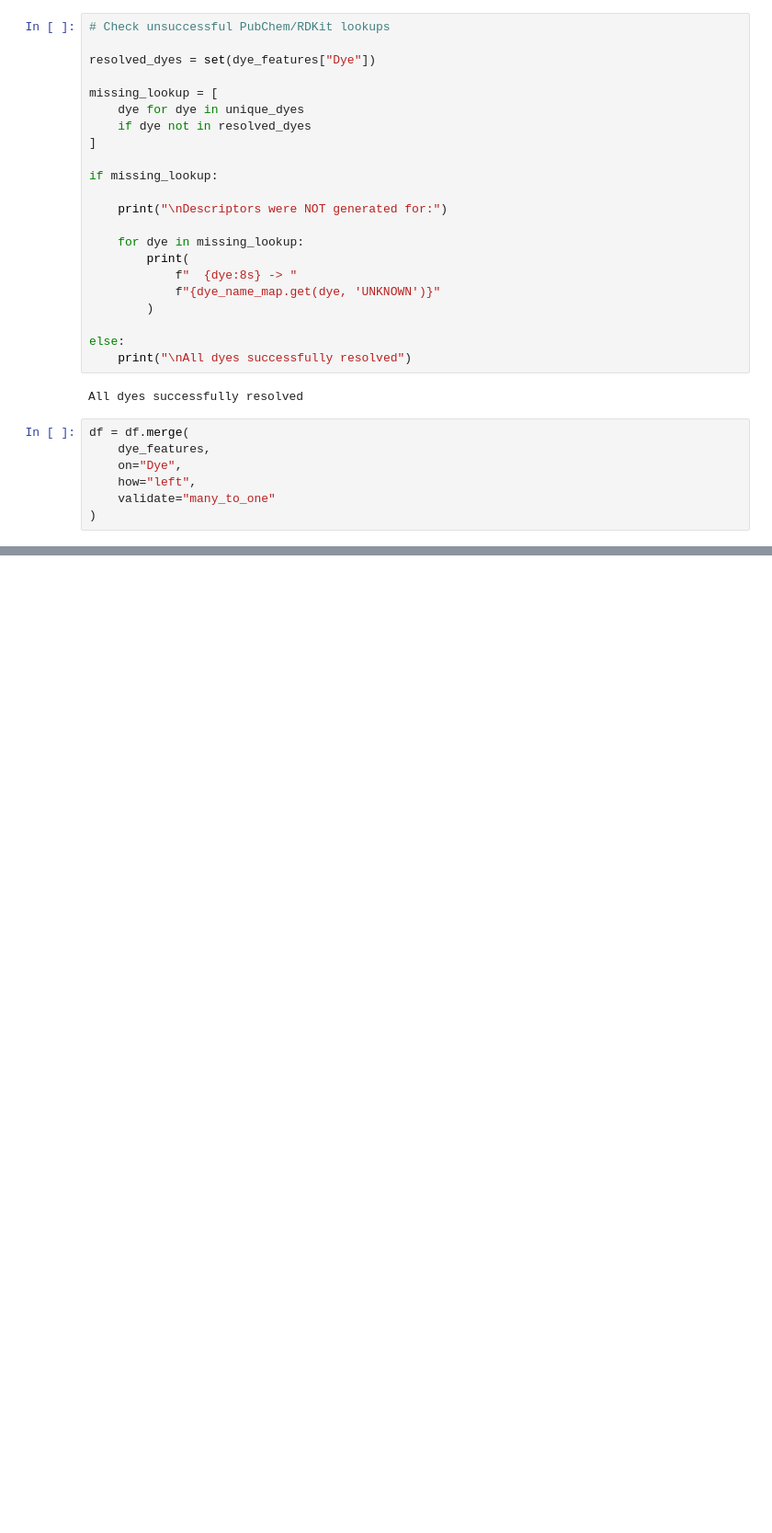
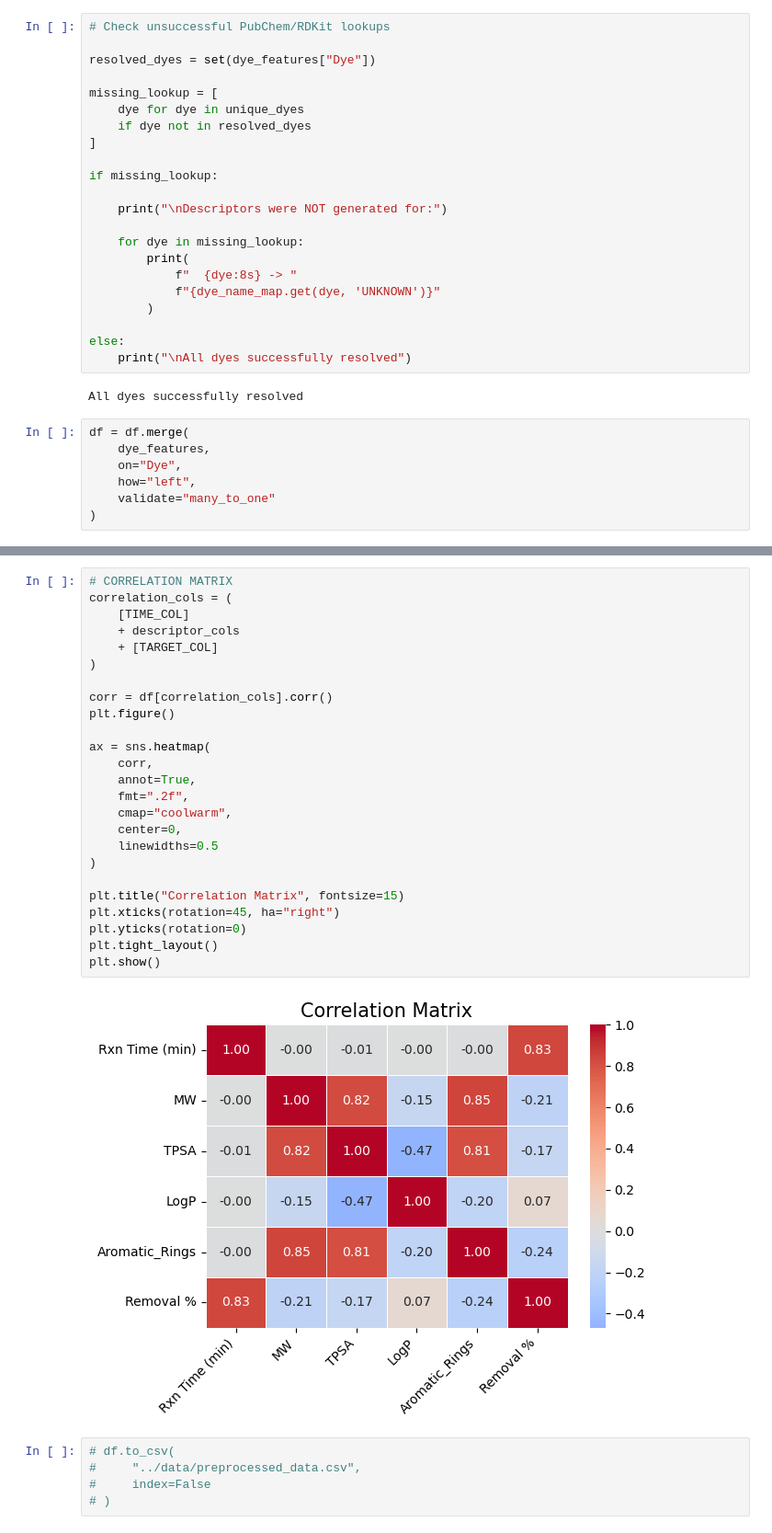
Before and after one commit to Reza-Zng/Dye-Degradation-Using-a-ANN, a Jupyter notebook: src/Preprocessing.ipynb, the cells around one changed output, grey strips where cells are left out. Shown at 92% size. Drawn from its saved outputs; the diff is of its cells as text; blank space fills up the shorter version.

Commit message:
preprocessing data

```diff
--- a/src/Preprocessing.ipynb
+++ b/src/Preprocessing.ipynb
@@ -326,0 +550,32 @@ X.head()
+# %%
+# CORRELATION MATRIX
+correlation_cols = (
+    [TIME_COL]
+    + descriptor_cols
+    + [TARGET_COL]
+)
+
+corr = df[correlation_cols].corr()
+plt.figure()
+
+ax = sns.heatmap(
+    corr,
+    annot=True,
+    fmt=".2f",
+    cmap="coolwarm",
+    center=0,
+    linewidths=0.5
+)
+
+plt.title("Correlation Matrix", fontsize=15)
+plt.xticks(rotation=45, ha="right")
+plt.yticks(rotation=0)
+plt.tight_layout()
+plt.show()
+# %% [output]
+[figure, added]
+# %%
+# df.to_csv(
+#     "../data/preprocessed_data.csv",
+#     index=False
+# )
```
Also changed, not shown: parts of 20 cells of this notebook.
